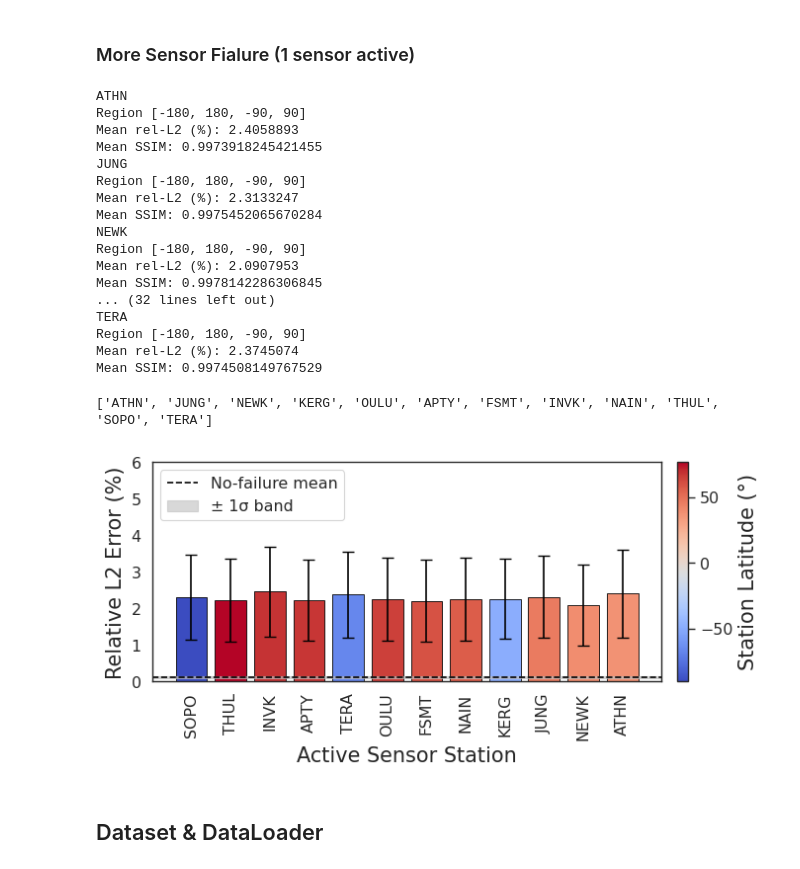
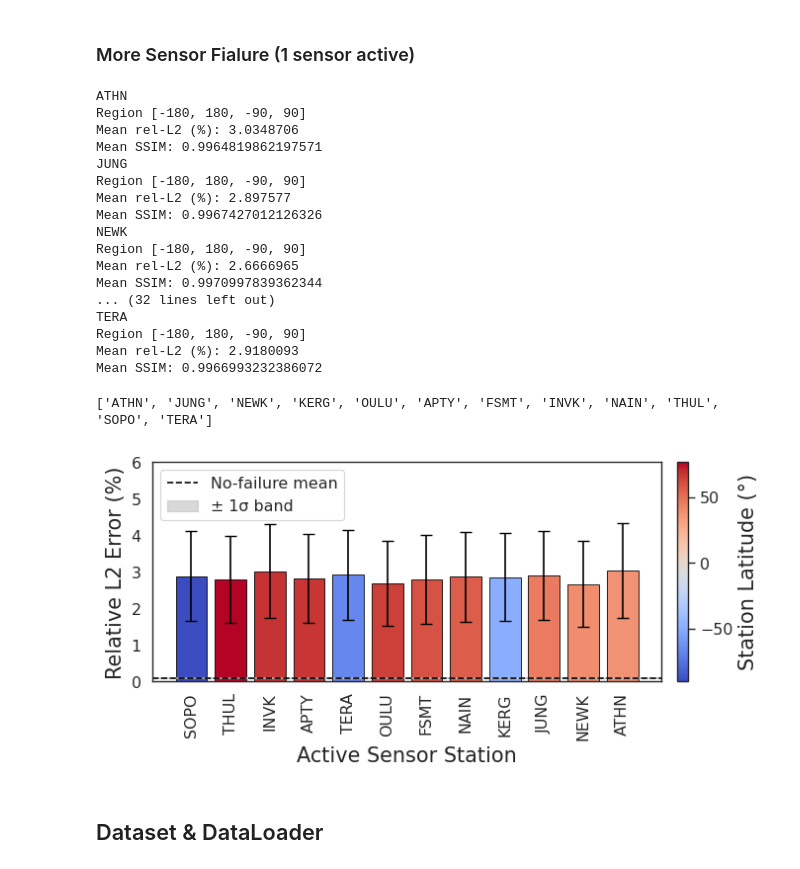
Before and after one commit to kkazuma19/CosmicRays-Operator, a Jupyter notebook: analysis/sensors/notebook.ipynb, the cells around one changed output. Drawn from its saved outputs; the diff is of its cells as text; code cells hidden in the pictures.

```diff
--- a/analysis/sensors/notebook.ipynb
+++ b/analysis/sensors/notebook.ipynb
@@ -333,3 +251,8 @@ Mean SSIM: 0.9993193354829353
+# %%
+# S-LSTM baseline errors (with 30 days window)
+
+base_error_mean = 0.096
+base_error_std  = 0.019
 # %%
 import numpy as np
 import matplotlib.pyplot as plt
@@ -346,8 +269,8 @@ lats = np.array([station['lat'] for station in station_info['stations']])
 lons = np.array([station['lon'] for station in station_info['stations']])
 
 
-base_error_mean = 0.112
-base_error_std  = 0.031
+#base_error_mean = 0.096
+#base_error_std  = 0.019
 
 # ==============================================================
 # 2. Compute means and stds
@@ -585,7 +508,7 @@ def simulate_multiple_sensor_failure(input_seq, replace_value, keep_idx):
         sensor_indices=mask_indices
     )
 
-    dataset_failed = SequentialDeepONetDataset(test_input_seq_failed, trunk_1deg, test_target_seq_1)
+    dataset_failed = SequentialDeepONetDataset(test_input_seq_failed, trunk_1deg, test_target_1)
     test_loader_failed = DataLoader(dataset_failed, batch_size=32, shuffle=False)
 
     # prediction
@@ -603,7 +526,7 @@ ssim_list = []
 
 for keep_idx in range(len(station_names)):
     print(station_names[keep_idx])
-    pred, target, l2_error, ssim = simulate_multiple_sensor_failure(test_input_seq_1, replace_value=sensor_mean, keep_idx=keep_idx)
+    pred, target, l2_error, ssim = simulate_multiple_sensor_failure(test_input_1, replace_value=sensor_mean, keep_idx=keep_idx)
     l2_error_list.append(l2_error)
     ssim_list.append(ssim)
 
@@ -612,21 +535,21 @@ single_ssim_array = np.array(ssim_list)
 # %% [output]
 ATHN
 Region [-180, 180, -90, 90]
-Mean rel-L2 (%): 2.4058893
-Mean SSIM: 0.9973918245421455
+Mean rel-L2 (%): 3.0348706
+Mean SSIM: 0.9964819862197571
 JUNG
 Region [-180, 180, -90, 90]
-Mean rel-L2 (%): 2.3133247
-Mean SSIM: 0.9975452065670284
+Mean rel-L2 (%): 2.897577
+Mean SSIM: 0.9967427012126326
 NEWK
 Region [-180, 180, -90, 90]
-Mean rel-L2 (%): 2.0907953
-Mean SSIM: 0.9978142286306845
+Mean rel-L2 (%): 2.6666965
+Mean SSIM: 0.9970997839362344
 ... (32 lines left out)
 TERA
 Region [-180, 180, -90, 90]
-Mean rel-L2 (%): 2.3745074
-Mean SSIM: 0.9974508149767529
+Mean rel-L2 (%): 2.9180093
+Mean SSIM: 0.9966993232386072
 # %%
 #==============================================================
 # 1. Example inputs (replace these with your actual arrays)
@@ -640,8 +563,8 @@ lats = np.array([station['lat'] for station in station_info['stations']])
 lons = np.array([station['lon'] for station in station_info['stations']])
 
 
-base_error_mean = 0.112
-base_error_std  = 0.031
+#base_error_mean = 0.112
+#base_error_std  = 0.031
 
 # ==============================================================
 # 2. Compute means and stds
@@ -689,34 +612,34 @@ ax.legend(loc='upper left')
 
 # ==============================================================
 # 4. Axis labels and layout
 # ==============================================================
 
 ax.set_xticks(x)
 ax.set_xticklabels(station_names, rotation=90, ha='center')
 ax.set_xlabel("Active Sensor Station", fontsize=15)
 ax.set_ylabel("Relative L2 Error (%)", fontsize=15)
 ax.set_ylim(0, 6)
 
 # Add colorbar for latitude context
 sm = plt.cm.ScalarMappable(cmap=cmap,
     norm=plt.Normalize(vmin=min(lats), vmax=max(lats)))
 sm.set_array([])
 cbar = plt.colorbar(sm, ax=ax, fraction=0.03, pad=0.03)
 cbar.set_label("Station Latitude (°)", fontsize=15)
 
 # Final layout
 #plt.title("TRON Robustness: Single-Station Outage Impact", fontsize=14, pad=15)
 plt.tight_layout()
 
 # ==============================================================
 # 5. Save high-resolution output
 # ==============================================================
 
 plt.savefig("analysis/sensors/tron_single_station_active.png", dpi=300, bbox_inches="tight")
 plt.show()
 # %% [output]
 ['ATHN', 'JUNG', 'NEWK', 'KERG', 'OULU', 'APTY', 'FSMT', 'INVK', 'NAIN', 'THUL', 'SOPO', 'TERA']
-[figure, old version]
+[figure, new version]
 # %% [markdown]
 ## Dataset & DataLoader
 # %%
```
Also changed, not shown: parts of 22 cells of this notebook, 2 other files.
